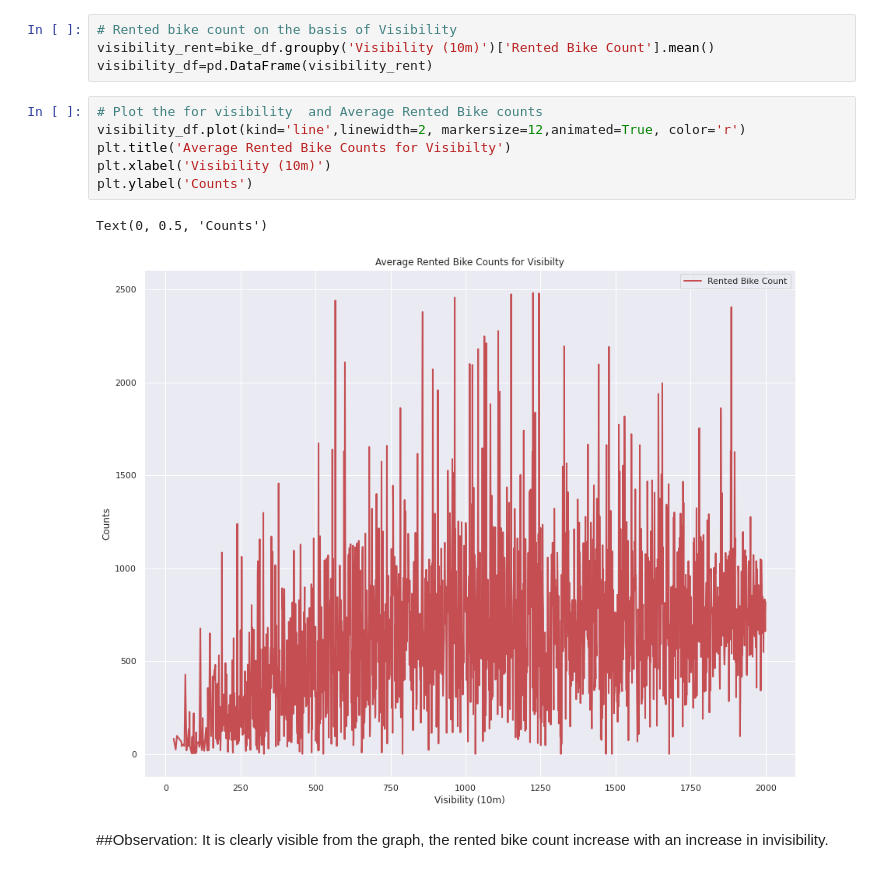
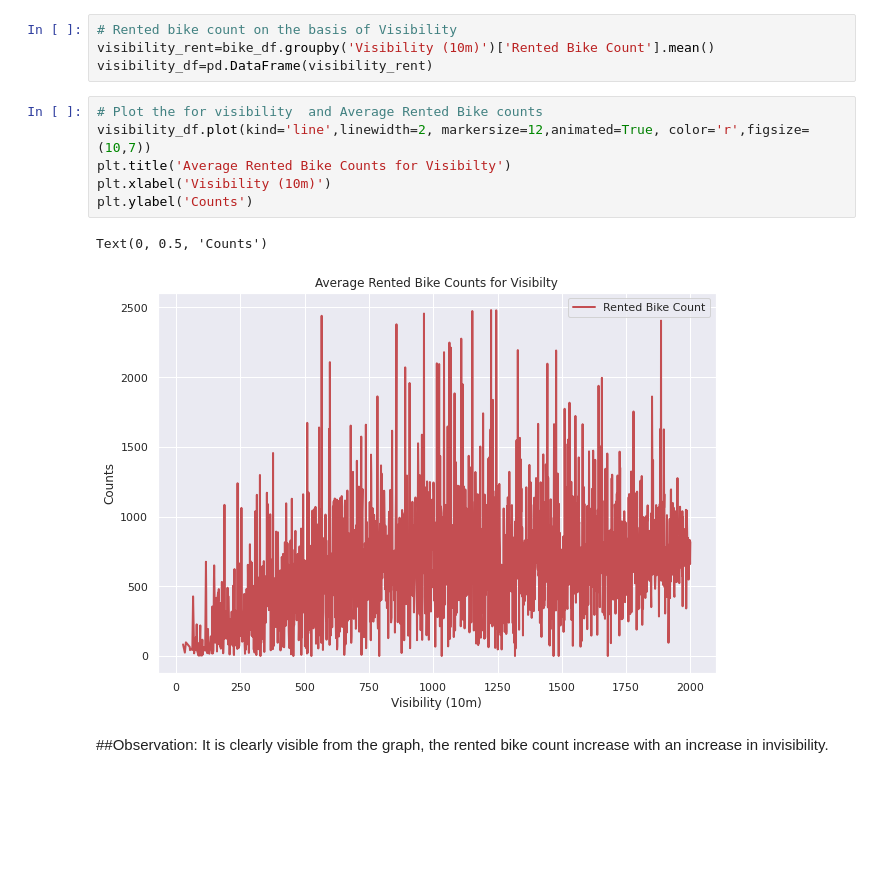
Before and after one commit to aryarajat/Bike-Rental-Demand, a Jupyter notebook: Seoul_Bike_Sharing_Demand_Prediction_Capstone_Project.ipynb, the cells around one changed output. Saved outputs shown, nothing was run; the diff lists cells and outputs as text; blank space fills up the shorter version.

```diff
--- a/Seoul_Bike_Sharing_Demand_Prediction_Capstone_Project.ipynb
+++ b/Seoul_Bike_Sharing_Demand_Prediction_Capstone_Project.ipynb
@@ -473,13 +473,13 @@ visibility_rent=bike_df.groupby('Visibility (10m)')['Rented Bike Count'].mean()
 visibility_df=pd.DataFrame(visibility_rent)
 # %%
 # Plot the for visibility  and Average Rented Bike counts
-visibility_df.plot(kind='line',linewidth=2, markersize=12,animated=True, color='r')
+visibility_df.plot(kind='line',linewidth=2, markersize=12,animated=True, color='r',figsize=(10,7))
 plt.title('Average Rented Bike Counts for Visibilty')
 plt.xlabel('Visibility (10m)')
 plt.ylabel('Counts')
 # %% [output]
 Text(0, 0.5, 'Counts')
-[figure, old version]
+[figure, new version]
 # %% [markdown]
 ##Observation:
 It is clearly visible from the graph, the rented bike count increase with an increase in invisibility.
```
Also changed, not shown: parts of 25 cells of this notebook.
